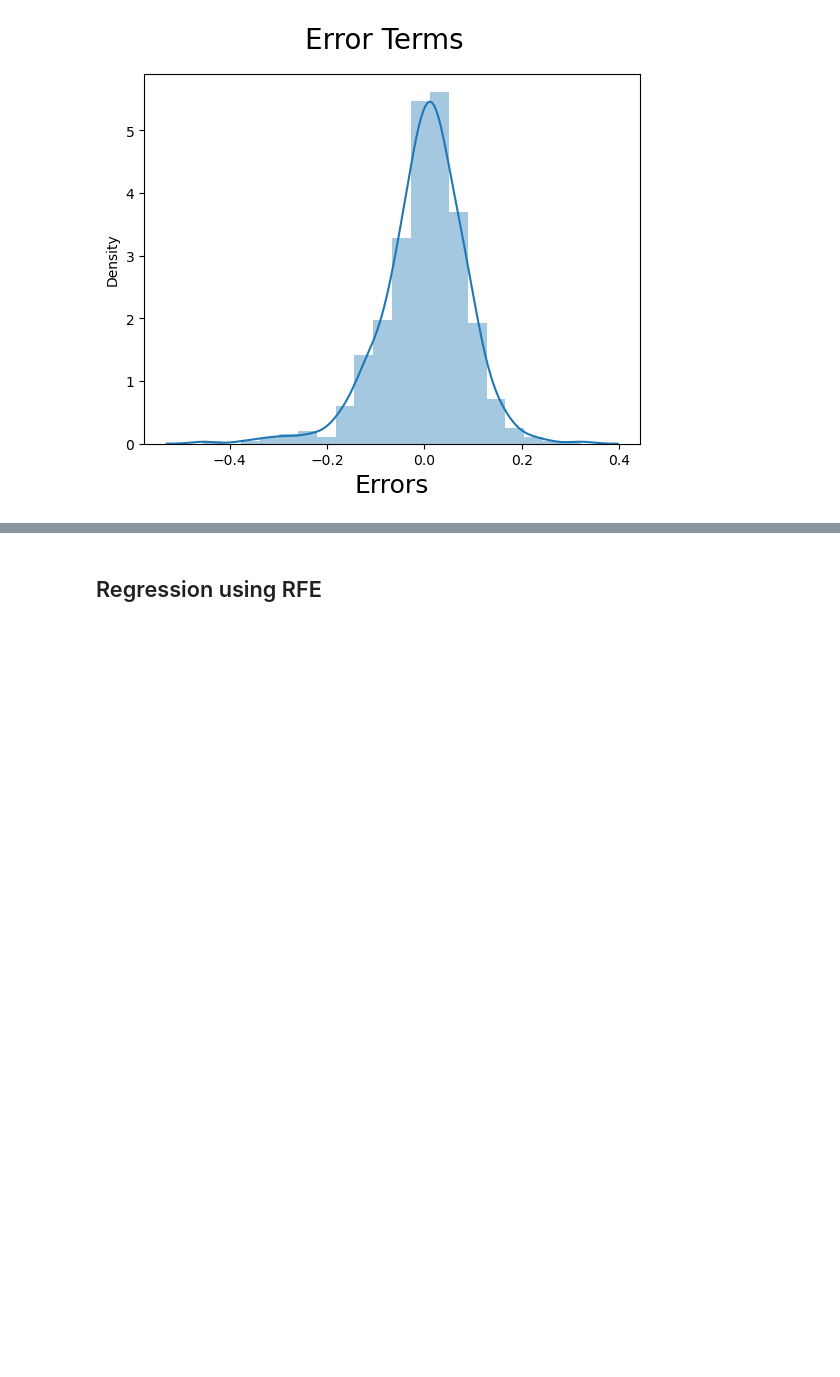
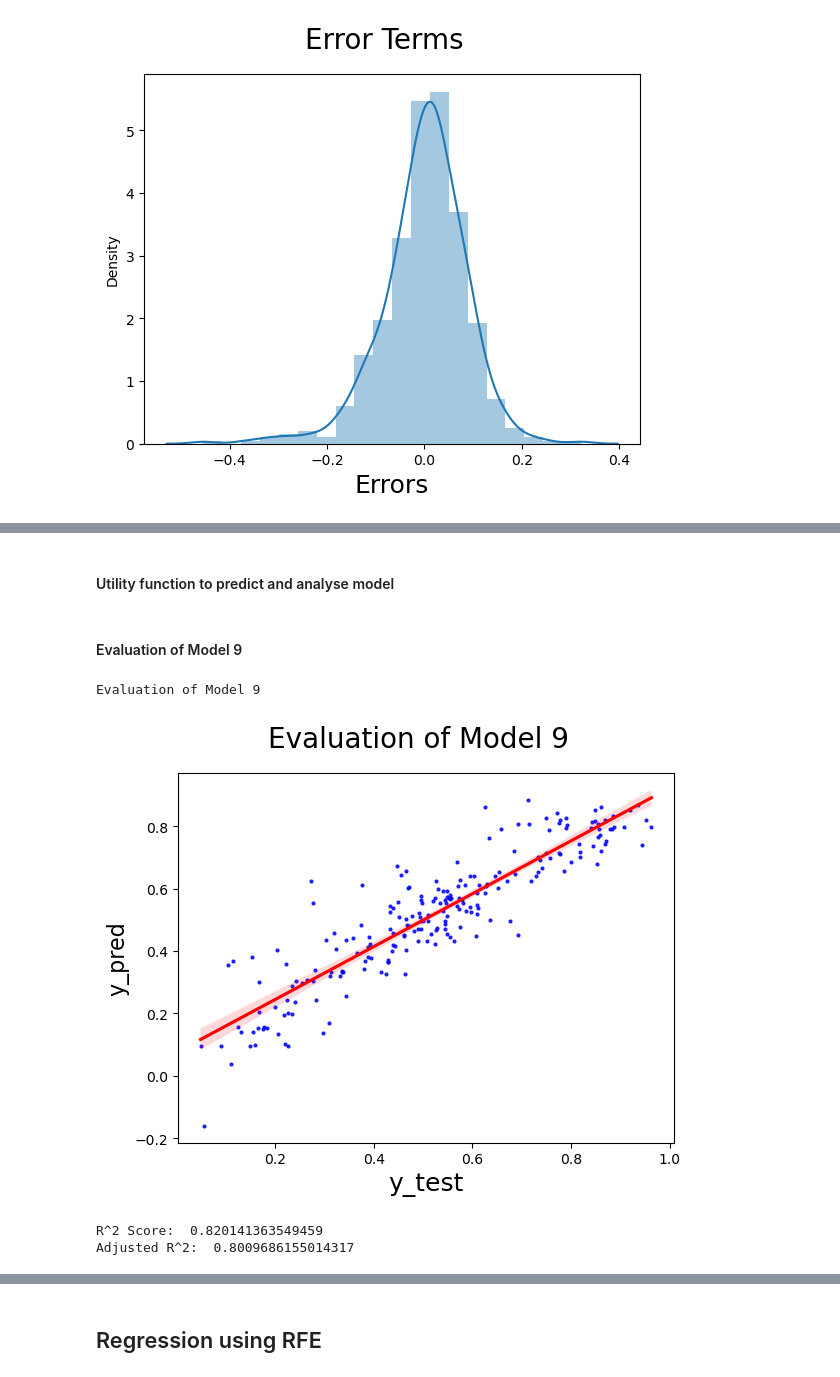
Before and after one commit to ncjanardhan-outlook/ncjpersonal, a Jupyter notebook: Linear Regression Assignment/Linear Regression Assignment - Boom Bikes.ipynb, the cells around one changed output, grey strips where cells are left out. Cells and saved outputs as stored; diff of their text form; code cells hidden in the pictures; blank space fills up the shorter version.

```diff
--- a/Linear Regression Assignment/Linear Regression Assignment - Boom Bikes.ipynb
+++ b/Linear Regression Assignment/Linear Regression Assignment - Boom Bikes.ipynb
@@ -516 +809,3 @@ dfBikes_test.describe()
+# %% [markdown]
+#### Utility function to predict and analyse model
 # %%
@@ -540,6 +835,8 @@ def EvaluateModelByPrediction(text, lrmodel: RegressionResultsWrapper, Xtest: Da
 
     adjusted_r2 = 1-(1-r2)*(n-1)/(n-p-1)
     print('Adjusted R^2: ', adjusted_r2)
+# %% [markdown]
+#### Evaluation of Model 9
 # %%
 y_test = dfBikes_test.pop('cnt')
 X_test = dfBikes_test
@@ -545,0 +851,7 @@ X_test = dfBikes_test
+# %%
+EvaluateModelByPrediction('Evaluation of Model 9', lr_model_9, X_test_sm_9, y_test)
+# %% [output]
+Evaluation of Model 9
+[figure, added]
+R^2 Score:  0.820141363549459
+Adjusted R^2:  0.8009686155014317
```
Also changed, not shown: parts of 38 cells of this notebook.
